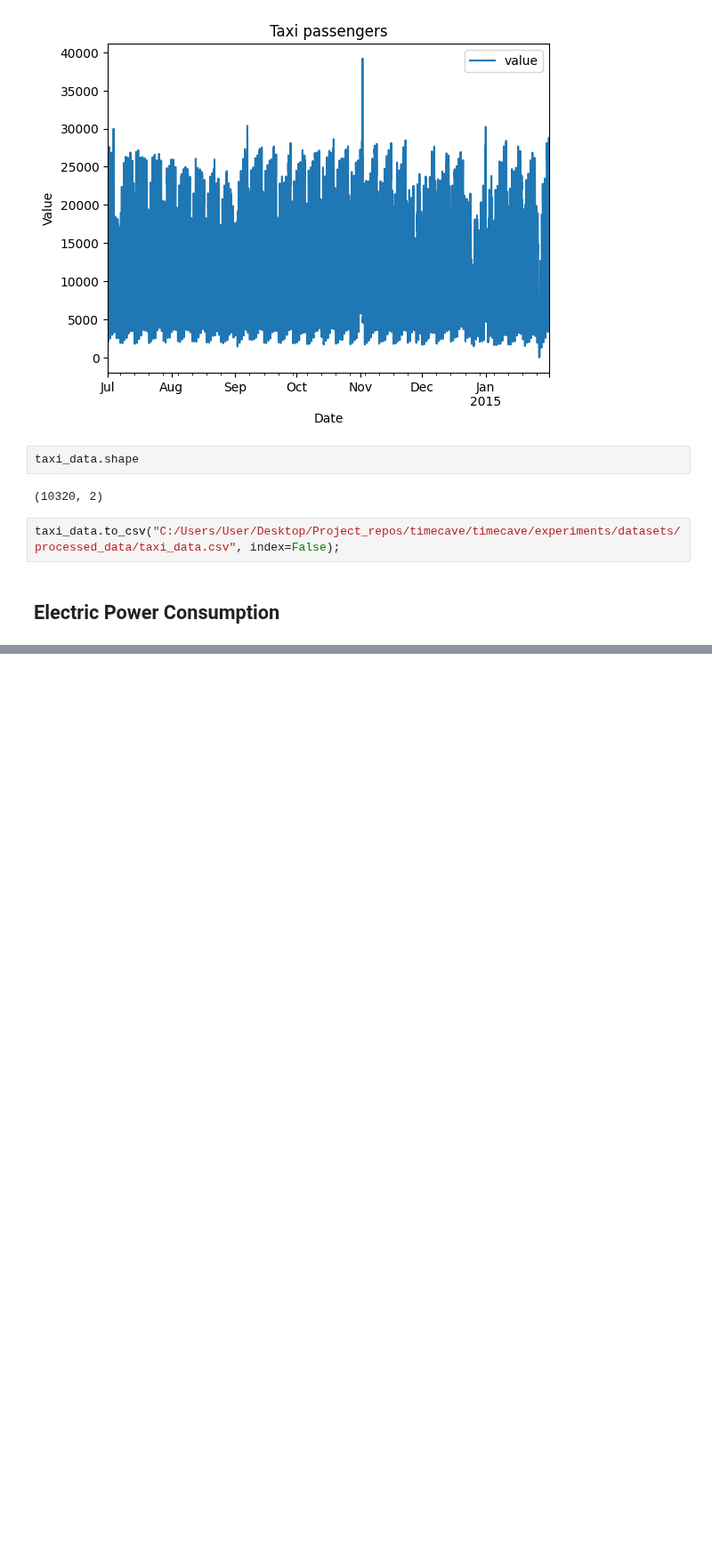
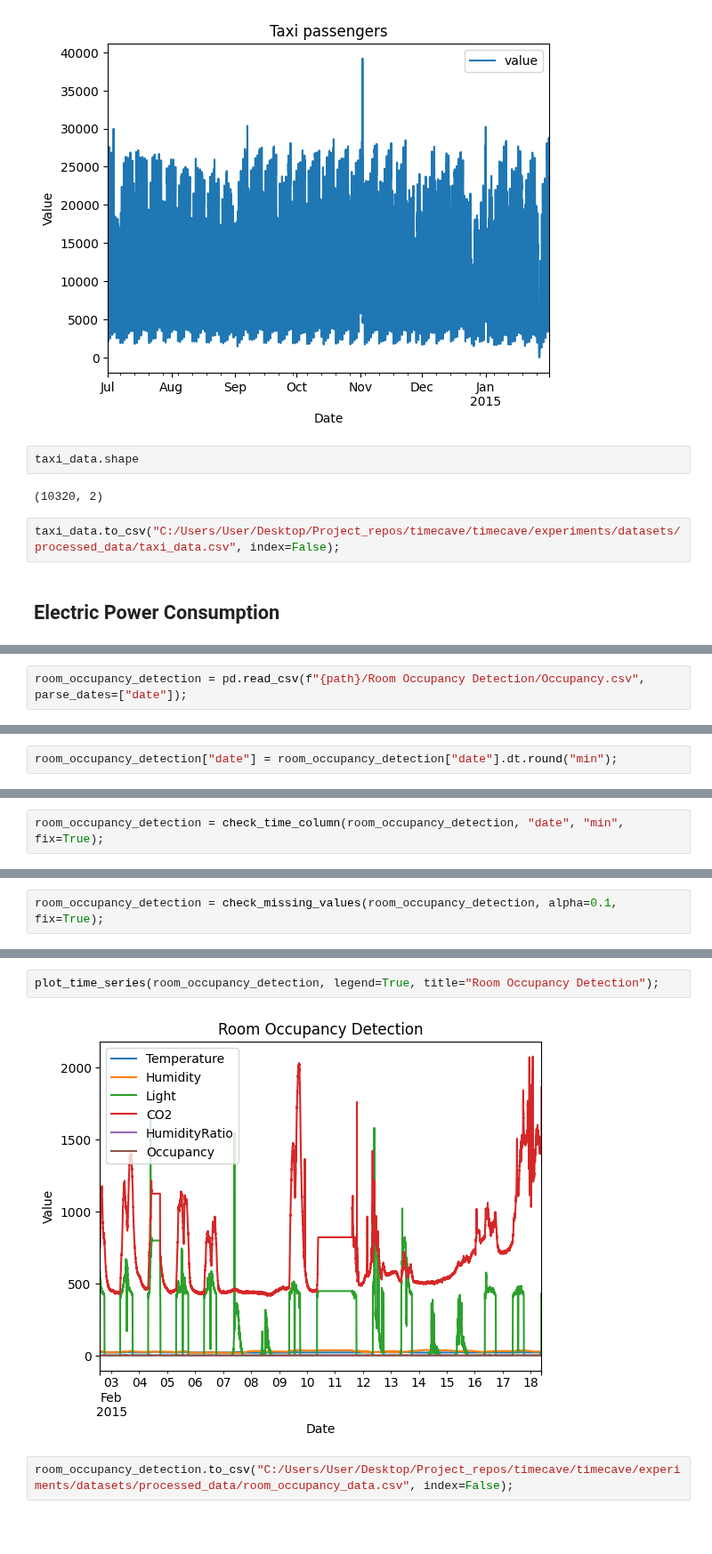
Before and after one commit to MiguelLoureiro98/timecave, a Jupyter notebook: experiments/data_preprocessing_cont.ipynb, the cells around one changed output, grey strips where cells are left out. Shown at 89% size. Drawn from its saved outputs; the diff is of its cells as text; blank space fills up the shorter version.

Commit message:
Added 2 more datasets.

```diff
--- a/experiments/data_preprocessing_cont.ipynb
+++ b/experiments/data_preprocessing_cont.ipynb
@@ -80,0 +97,2 @@ power_consumption_data
+# %%
+room_occupancy_detection = pd.read_csv(f"{path}/Room Occupancy Detection/Occupancy.csv", parse_dates=["date"]);
@@ -80,0 +111,2 @@ power_consumption_data
+# %%
+room_occupancy_detection["date"] = room_occupancy_detection["date"].dt.round("min");
@@ -80,0 +125,2 @@ power_consumption_data
+# %%
+room_occupancy_detection = check_time_column(room_occupancy_detection, "date", "min", fix=True);
@@ -80,0 +148,2 @@ power_consumption_data
+# %%
+room_occupancy_detection = check_missing_values(room_occupancy_detection, alpha=0.1, fix=True);
@@ -80,0 +170,8 @@ power_consumption_data
+# %%
+plot_time_series(room_occupancy_detection, legend=True, title="Room Occupancy Detection");
+# %% [output]
+[figure, added]
+# %%
+room_occupancy_detection.to_csv("C:/Users/User/Desktop/Project_repos/timecave/timecave/experiments/datasets/processed_data/room_occupancy_data.csv", index=False);
+# %% [markdown]
+##
```
Also changed, not shown: parts of 11 cells of this notebook, 2 other files.
